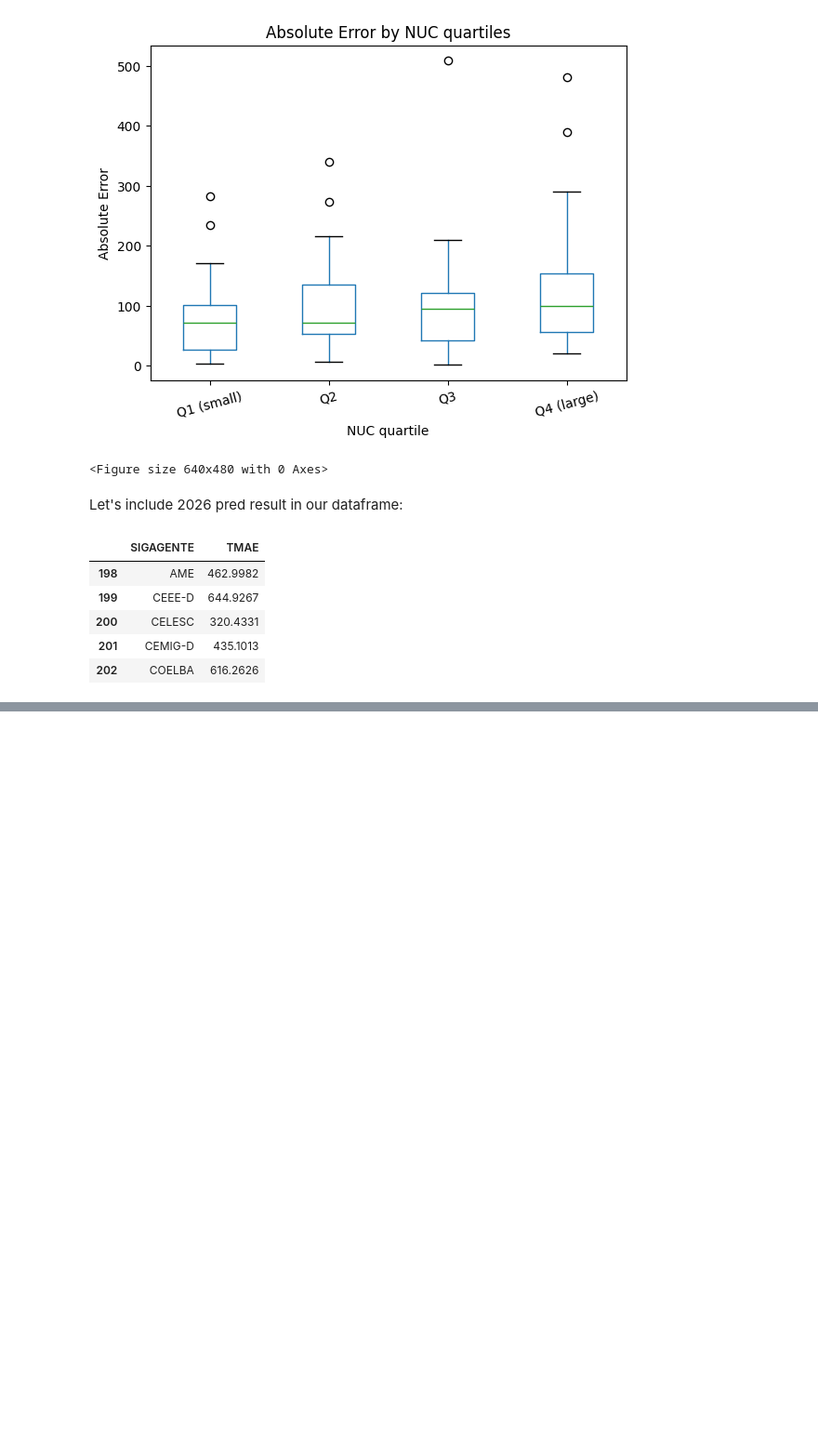
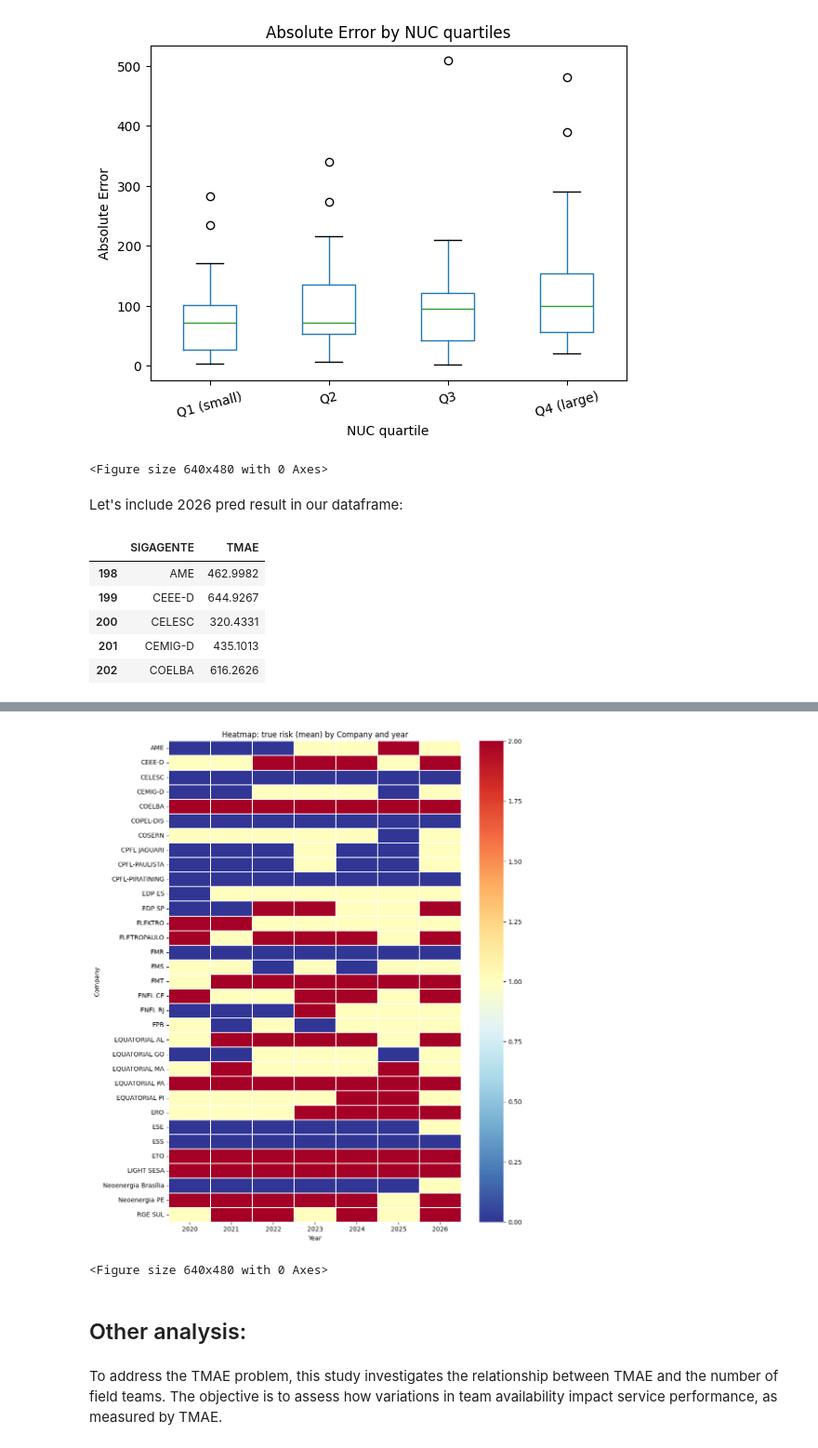
Before and after one commit to isabellacalfa/tmae-analysis, a Jupyter notebook: notebook-analysis.ipynb, the cells around one changed output, grey strips where cells are left out. Shown at 93% size. Drawn from its saved outputs; the diff is of its cells as text; code cells hidden in the pictures; blank space fills up the shorter version.

```diff
--- a/notebook-analysis.ipynb
+++ b/notebook-analysis.ipynb
@@ -1146,0 +1405,32 @@ plt.show()
+# %%
+
+trend = (
+    df_pred.groupby(['SIGAGENTE', 'ANOINDICE'])
+    .agg(
+        risk_mean_pred=('risk_pred', 'mean'),
+        risk_mean_true=('risk_true', 'mean'),
+        n=('risk_pred', 'count')
+    )
+    .reset_index()
+    .sort_values(['SIGAGENTE', 'ANOINDICE'])
+)
+
+
+pivot = trend.pivot(index='SIGAGENTE', columns='ANOINDICE', values='risk_mean_true')
+
+plt.figure(figsize=(10, max(4, 0.35 * len(pivot))))
+sns.heatmap(pivot, cmap='RdYlBu_r', linewidths=0.3)
+plt.title('Heatmap: true risk (mean) by Company and year')
+plt.xlabel('Year')
+plt.ylabel('Company')
+plt.tight_layout()
+plt.show()
+# Save image:
+plt.savefig(os.path.join(IMAGES_PATH, 'LR-true-risk-heatmap.png'))
+# %% [output]
+[figure, added]
+<Figure size 640x480 with 0 Axes>
+# %% [markdown]
+## Other analysis:
+# %% [markdown]
+To address the TMAE problem, this study investigates the relationship between TMAE and the number of field teams. The objective is to assess how variations in team availability impact service performance, as measured by TMAE.
```
Also changed, not shown: parts of 45 cells of this notebook, 7 other files.
